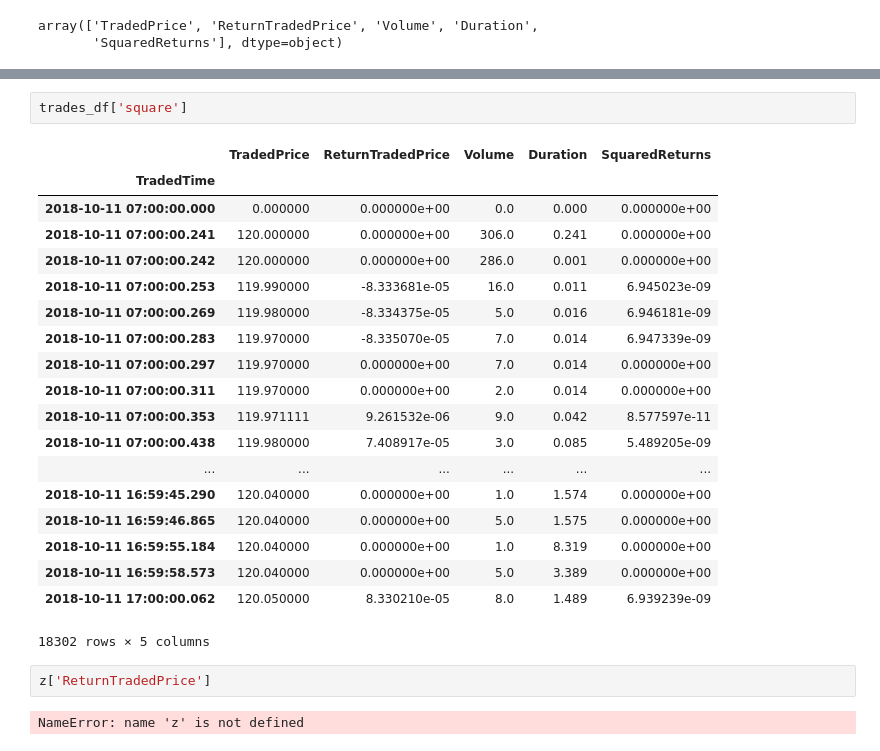
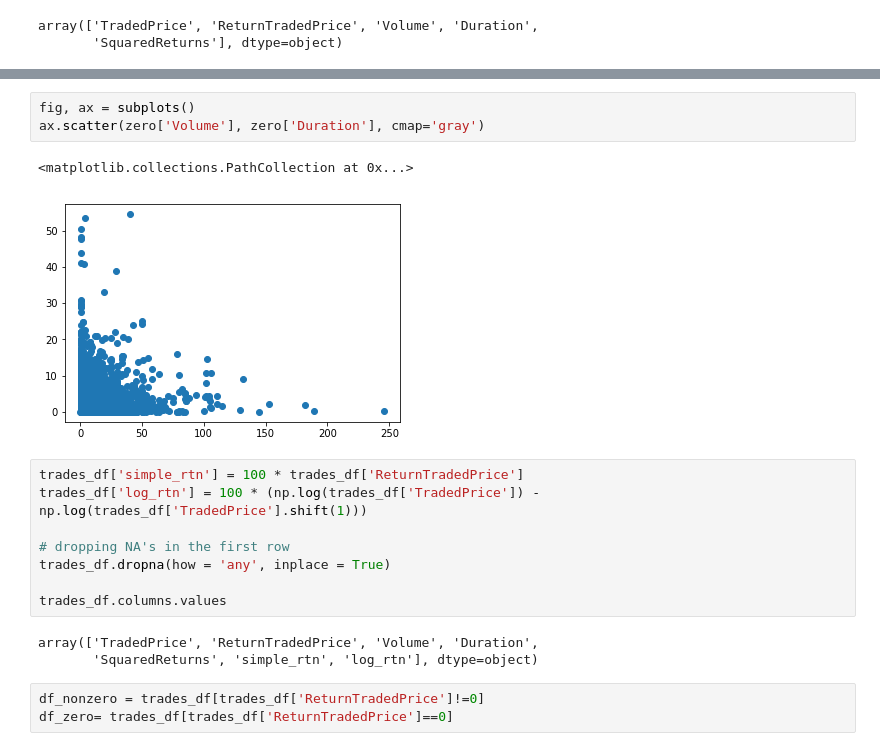
Before and after one commit to andreas-koukorinis/PaperCode, a Jupyter notebook: aknotebooks/stylised facts.ipynb, the cells around one changed output, grey strips where cells are left out. Drawn from its saved outputs; the diff is of its cells as text.

```diff
--- a/aknotebooks/stylised facts.ipynb
+++ b/aknotebooks/stylised facts.ipynb
@@ -116,26 +143,20 @@ array(['TradedPrice', 'ReturnTradedPrice', 'Volume', 'Duration',
-# %%
-trades_df['square']
-# %% [output]
-|  | TradedPrice | ReturnTradedPrice | Volume | Duration | SquaredReturns |
-| TradedTime |  |  |  |  |  |
-| 2018-10-11 07:00:00.000 | 0.000000 | 0.000000e+00 | 0.0 | 0.000 | 0.000000e+00 |
-| 2018-10-11 07:00:00.241 | 120.000000 | 0.000000e+00 | 306.0 | 0.241 | 0.000000e+00 |
-| 2018-10-11 07:00:00.242 | 120.000000 | 0.000000e+00 | 286.0 | 0.001 | 0.000000e+00 |
-| 2018-10-11 07:00:00.253 | 119.990000 | -8.333681e-05 | 16.0 | 0.011 | 6.945023e-09 |
-| 2018-10-11 07:00:00.269 | 119.980000 | -8.334375e-05 | 5.0 | 0.016 | 6.946181e-09 |
-| 2018-10-11 07:00:00.283 | 119.970000 | -8.335070e-05 | 7.0 | 0.014 | 6.947339e-09 |
-| 2018-10-11 07:00:00.297 | 119.970000 | 0.000000e+00 | 7.0 | 0.014 | 0.000000e+00 |
-| 2018-10-11 07:00:00.311 | 119.970000 | 0.000000e+00 | 2.0 | 0.014 | 0.000000e+00 |
-| 2018-10-11 07:00:00.353 | 119.971111 | 9.261532e-06 | 9.0 | 0.042 | 8.577597e-11 |
-| 2018-10-11 07:00:00.438 | 119.980000 | 7.408917e-05 | 3.0 | 0.085 | 5.489205e-09 |
-| ... | ... | ... | ... | ... | ... |
-| 2018-10-11 16:59:45.290 | 120.040000 | 0.000000e+00 | 1.0 | 1.574 | 0.000000e+00 |
-| 2018-10-11 16:59:46.865 | 120.040000 | 0.000000e+00 | 5.0 | 1.575 | 0.000000e+00 |
-| 2018-10-11 16:59:55.184 | 120.040000 | 0.000000e+00 | 1.0 | 8.319 | 0.000000e+00 |
-| 2018-10-11 16:59:58.573 | 120.040000 | 0.000000e+00 | 5.0 | 3.389 | 0.000000e+00 |
-| 2018-10-11 17:00:00.062 | 120.050000 | 8.330210e-05 | 8.0 | 1.489 | 6.939239e-09 |
-18302 rows × 5 columns
-# %%
-z['ReturnTradedPrice']
-# %% [output]
-NameError: name 'z' is not defined
+# %%
+fig, ax = subplots()
+ax.scatter(zero['Volume'], zero['Duration'], cmap='gray')
+# %% [output]
+<matplotlib.collections.PathCollection at 0x...>
+[figure, added]
+# %%
+trades_df['simple_rtn'] = 100 * trades_df['ReturnTradedPrice']
+trades_df['log_rtn'] = 100 * (np.log(trades_df['TradedPrice']) - np.log(trades_df['TradedPrice'].shift(1)))
+
+# dropping NA's in the first row
+trades_df.dropna(how = 'any', inplace = True)
+
+trades_df.columns.values
+# %% [output]
+array(['TradedPrice', 'ReturnTradedPrice', 'Volume', 'Duration',
+       'SquaredReturns', 'simple_rtn', 'log_rtn'], dtype=object)
+# %%
+df_nonzero = trades_df[trades_df['ReturnTradedPrice']!=0]
+df_zero= trades_df[trades_df['ReturnTradedPrice']==0]
```
Also changed, not shown: parts of 11 cells of this notebook, 5 other files.
